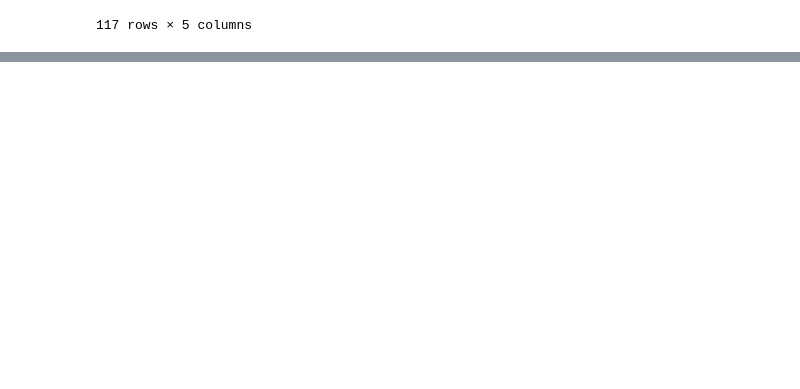
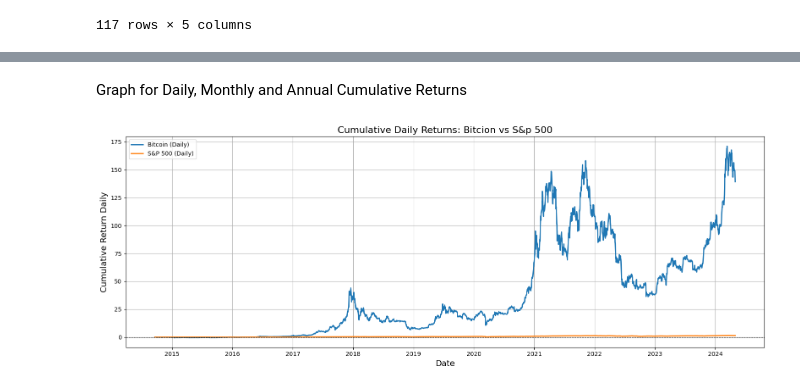
Before and after one commit to AngelDHackerman/BTC-ETH_Data_Analysis, a Jupyter notebook: 5_Inshights_Acculated_Returns.ipynb, the cells around one changed output, grey strips where cells are left out. Cells and saved outputs as stored; diff of their text form; code cells hidden in the pictures; blank space fills up the shorter version.

Commit message:
created visualization for annual and daily cumulative returns

```diff
--- a/5_Inshights_Acculated_Returns.ipynb
+++ b/5_Inshights_Acculated_Returns.ipynb
@@ -103,3 +103,26 @@ annual_data
 | 8 | 2022-12-31 | -0.641463 | -0.194428 | 38.116450 | 0.908907 |
 | 9 | 2023-12-31 | 1.535714 | 0.242305 | 98.188112 | 1.371445 |
 | 10 | 2024-12-31 | 0.414433 | 0.052111 | 139.294969 | 1.495023 |
+# %% [markdown]
+Graph for Daily, Monthly and Annual Cumulative Returns
+# %%
+# Daily Accumulated Returns Chart
+plt.figure(figsize=(16, 6))
+
+# Bar chart for annual returns
+plt.plot(merged_data['Date'], merged_data['BTC_Cumulative_Return_Daily'], label='Bitcoin (Daily)', linewidth=2)
+plt.plot(merged_data['Date'], merged_data['SP500_Cumulative_Return_Daily'], label='S&P 500 (Daily)', linewidth=2)
+
+# Title and labels
+plt.title('Cumulative Daily Returns: Bitcion vs S&p 500', fontsize=16)
+plt.xlabel('Date', fontsize=14)
+plt.ylabel('Cumulative Return Daily', fontsize=14)
+
+# Add grid, legend, and adjust layout
+plt.axhline(0, color='black', linewidth=0.8, linestyle='--') # Reference line at 0
+plt.legend()
+plt.grid(True)
+plt.tight_layout()
+plt.show()
+# %% [output]
+[figure, added]
```
Also changed, not shown: parts of 1 cell of this notebook.
